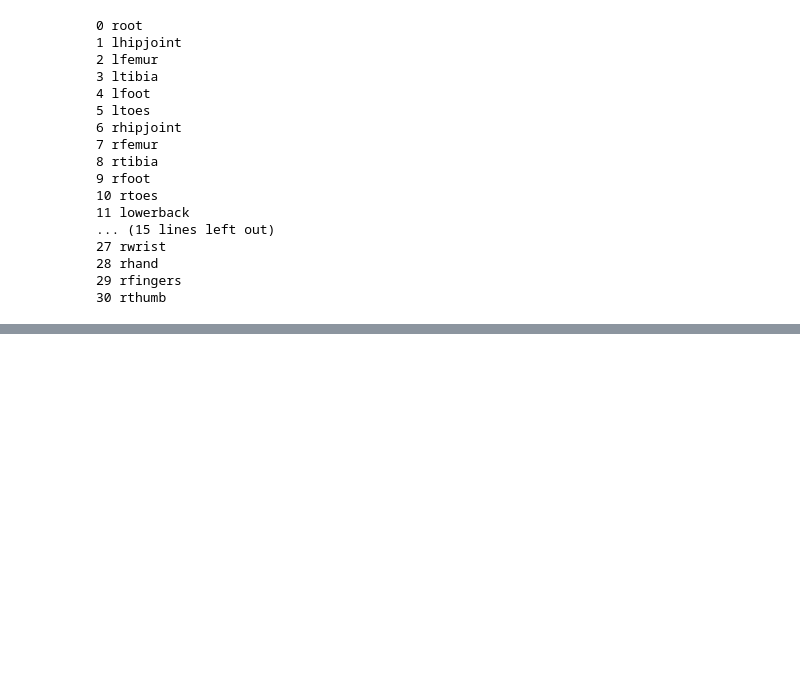
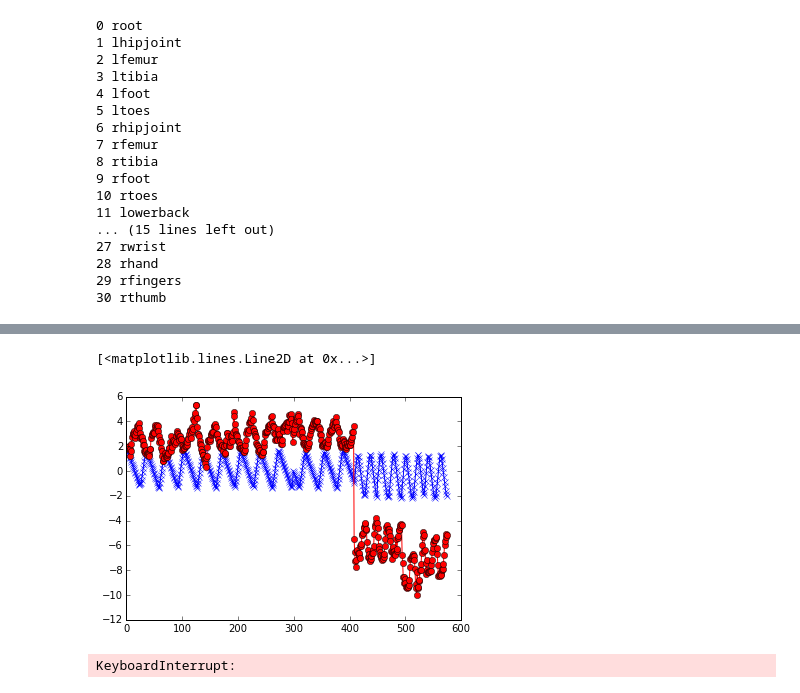
Before and after one commit to zhenwendai/RGP, a Jupyter notebook: examples/walk_run_2.ipynb, the cells around one changed output, grey strips where cells are left out. Saved outputs shown, nothing was run; the diff lists cells and outputs as text; code cells hidden in the pictures; blank space fills up the shorter version.

```diff
--- a/examples/walk_run_2.ipynb
+++ b/examples/walk_run_2.ipynb
@@ -324,0 +368,6 @@ m.layer_0.Y.var()
+# %%
+plt.plot(data_in_train, 'x-')
+plt.plot(m.layer_1.Xs_flat[0].mean[:], 'ro-')
+# %% [output]
+[<matplotlib.lines.Line2D at 0x...>]
+[figure, added]
@@ -325,9 +396,12 @@ m.layer_0.Y.var()
 # %%
 # optimization
-m.optimize('bfgs',messages=1,max_iters=300)
+m.optimize('bfgs',messages=1,max_iters=200)
 for i in range(m.nLayers):
+    #m.layers[i].kern.variance.constrain_bounded(0.06, 100, warning=False)
     m.layers[i].kern.variance.constrain_positive(warning=False)
-m.optimize('bfgs',messages=1,max_iters=300)
+#m.optimize('bfgs',messages=1,max_iters=500)
 for i in range(m.nLayers):
     m.layers[i].likelihood.constrain_positive(warning=False)
 m.optimize('bfgs',messages=1,max_iters=10000)
+# %% [output]
+KeyboardInterrupt:
```
Also changed, not shown: parts of 19 cells of this notebook.
